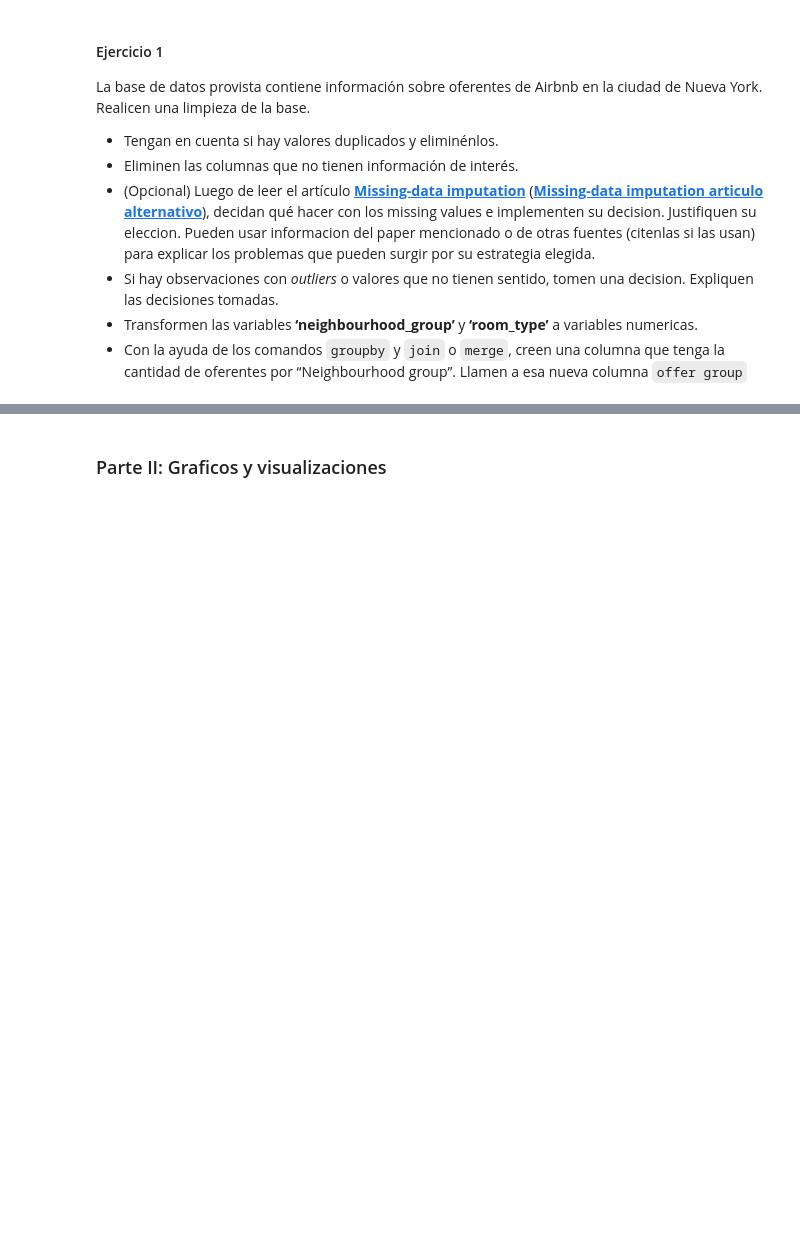
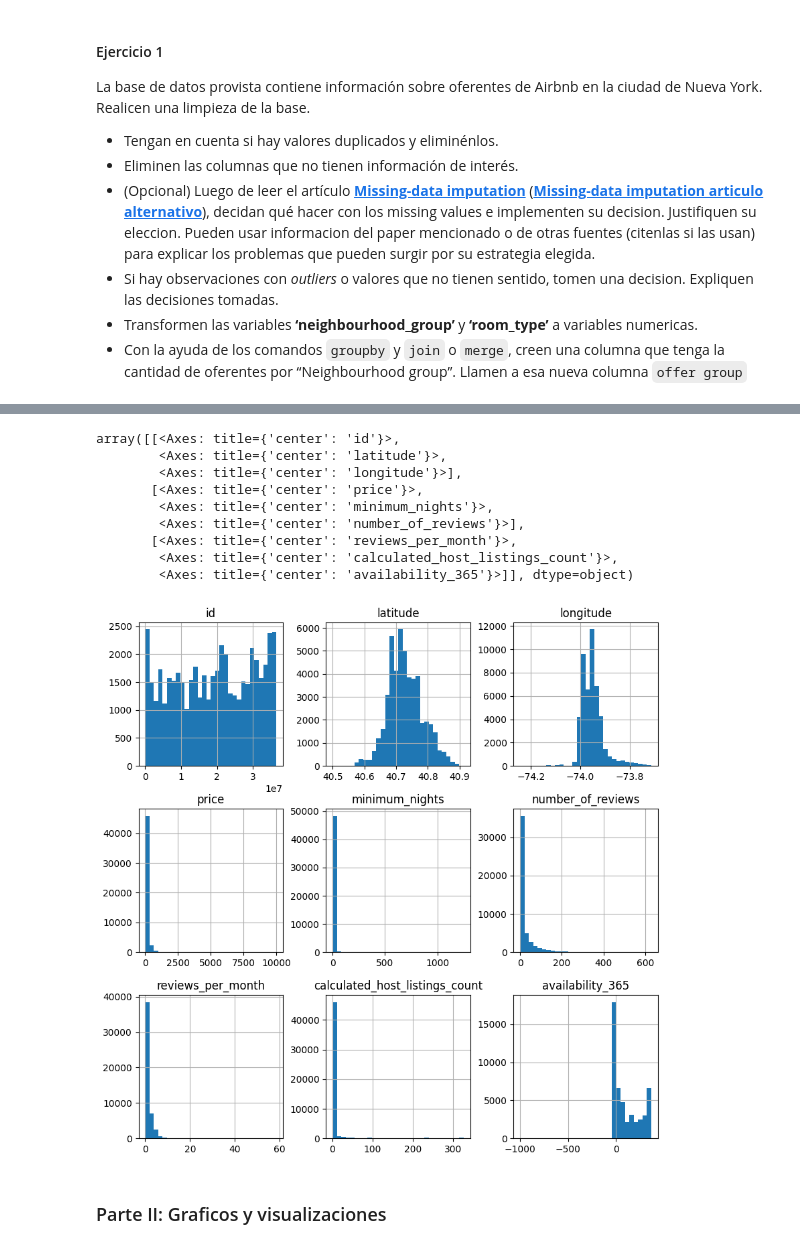
Before and after one commit to iauguste/CC408-T13, a Jupyter notebook: TP2/TP2.ipynb, the cells around one changed output, grey strips where cells are left out. Cells and saved outputs as stored; diff of their text form; code cells hidden in the pictures; blank space fills up the shorter version.

```diff
--- a/TP2/TP2.ipynb
+++ b/TP2/TP2.ipynb
@@ -39,0 +38,7 @@ airbnb = airbnb.columns([])
+# %%
+airbnb = pd.read_csv('Base Airbnb NY.csv')
+airbnb = airbnb.drop(['name', 'host_id', 'host_name', 'last_review'], axis = 1)
+airbnb = airbnb.drop_duplicates(subset = 'id', keep = 'first')
+# Missing values: como los NaN que aparecian correspondian con que en el number_of_reviews era 0, significa que hay 0 reviews_per_months. Por lo tanto, decidimos reemplazar esos NaN por 0.
+airbnb['reviews_per_month'] = airbnb['reviews_per_month'].fillna(0)
+airbnb
@@ -40,3 +59,16 @@ airbnb = airbnb.columns([])
+# %%
+airbnb.hist(figsize = (10,10), bins = 30)
+# %% [output]
+array([[<Axes: title={'center': 'id'}>,
+        <Axes: title={'center': 'latitude'}>,
+        <Axes: title={'center': 'longitude'}>],
+       [<Axes: title={'center': 'price'}>,
+        <Axes: title={'center': 'minimum_nights'}>,
+        <Axes: title={'center': 'number_of_reviews'}>],
+       [<Axes: title={'center': 'reviews_per_month'}>,
+        <Axes: title={'center': 'calculated_host_listings_count'}>,
+        <Axes: title={'center': 'availability_365'}>]], dtype=object)
+[figure, added]
 # %% [markdown]
 ### Parte II: Graficos y visualizaciones
 # %% [markdown]
```
Also changed, not shown: parts of 3 cells of this notebook.
